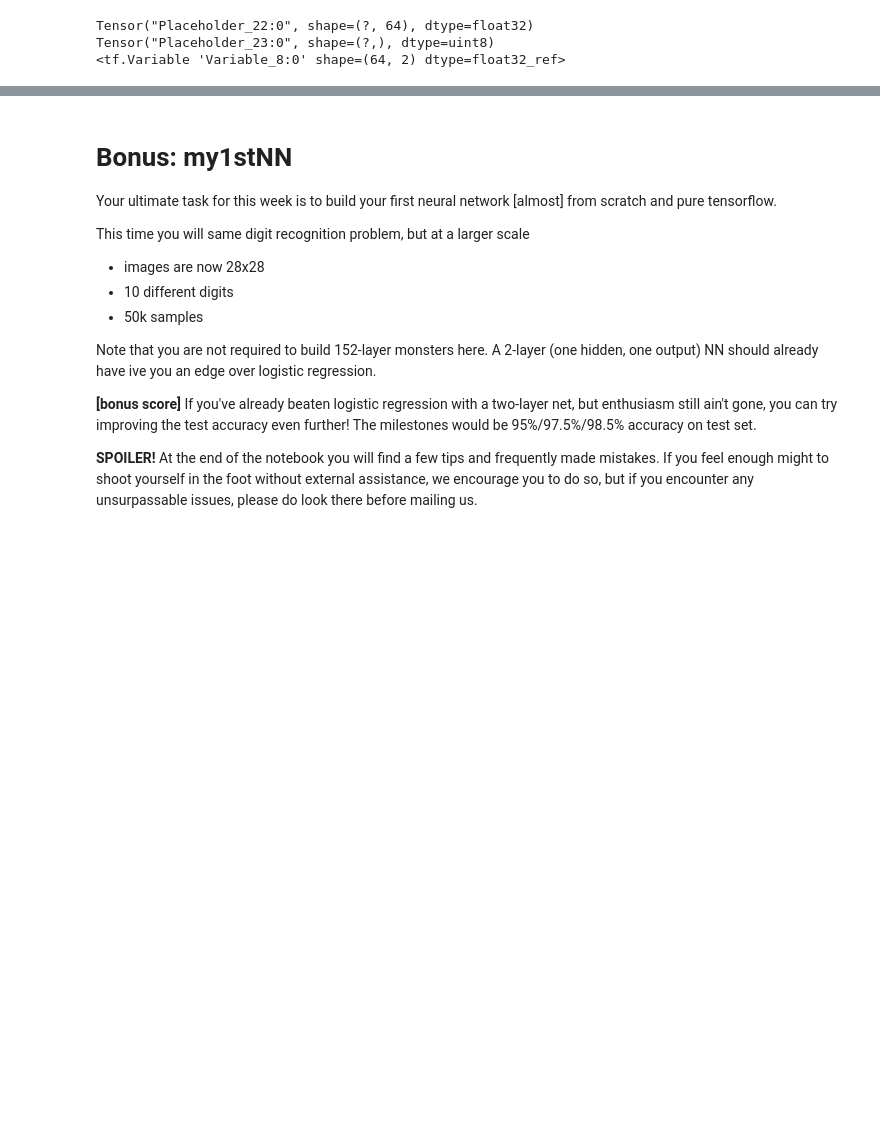
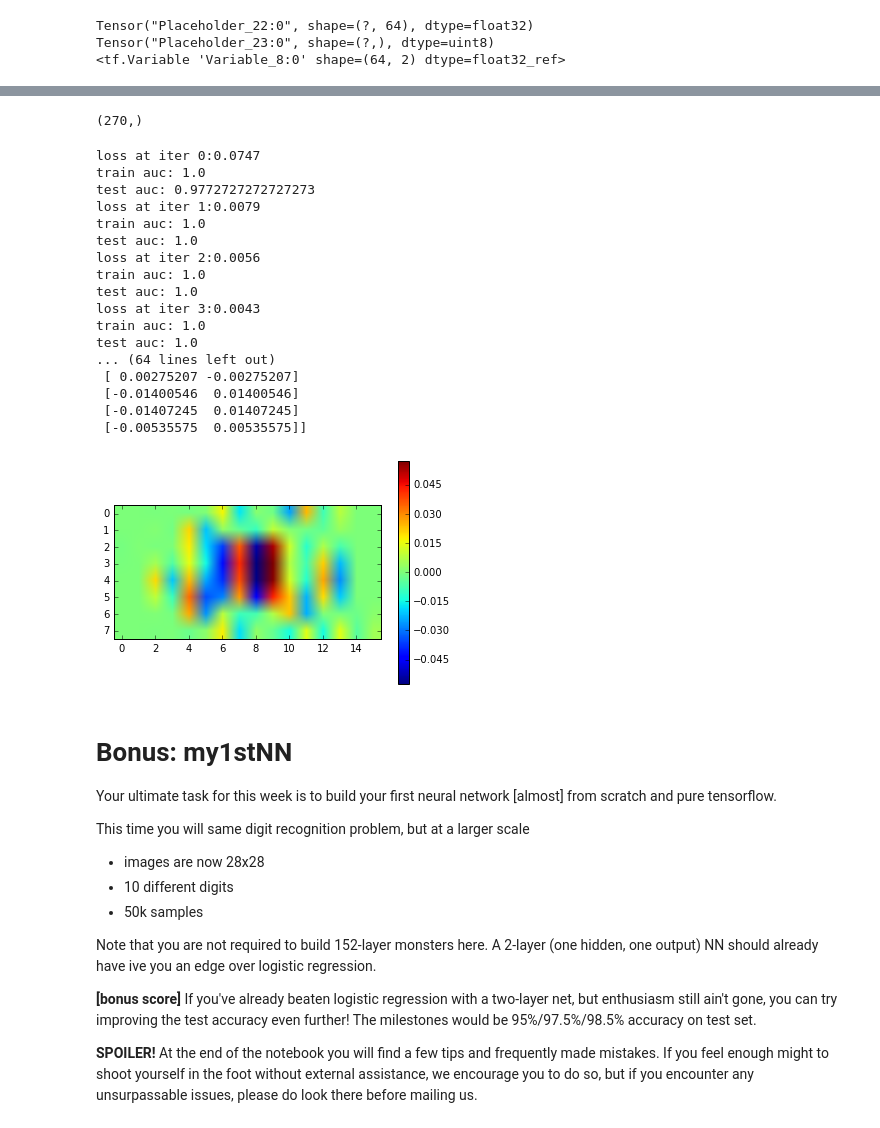
Before and after one commit to PhilippeW83440/Reinforcement-Learning, a Jupyter notebook: coursera-PratcticalRL/W1/recap_tensorflow.ipynb, the cells around one changed output, grey strips where cells are left out. Saved outputs shown, nothing was run; the diff lists cells and outputs as text; code cells hidden in the pictures; blank space fills up the shorter version.

```diff
--- a/coursera-PratcticalRL/W1/recap_tensorflow.ipynb
+++ b/coursera-PratcticalRL/W1/recap_tensorflow.ipynb
@@ -504,6 +504,9 @@ Tensor("Placeholder_23:0", shape=(?,), dtype=uint8)
 
 predicted_y = tf.nn.softmax(tf.matmul(input_X, weights))
 print(predicted_y)
+
+predictions = tf.argmax(predicted_y, axis=1)
+print(predictions)
 
 y_onehot = tf.one_hot(input_y, 2, dtype='float32')
 print(y_onehot)
@@ -560,3 +565,8 @@ batch_size = 20
+# %%
+def predict_function(X):
+    preds = sess.run([predictions], feed_dict={input_X: X})
+    #print(type(preds))
+    return(np.array(preds).reshape(-1,))
 # %%
 # Initialize the variables (i.e. assign their default value)
 init = tf.global_variables_initializer()
@@ -569,13 +579,8 @@ with tf.Session() as sess:
     # Training cycle
     for epoch in range(10):
         # Loop over all batches
-        for i in range(0, num_samples, batch_size):
-            end = min(i + batch_size, num_samples)
-            print(i, end)
-            batch_xs, batch_ys = X[i:end], y[i:end]
-            # Run optimization op (backprop) and cost op (to get loss value)
-            _, l = sess.run([optimizer, loss], feed_dict={input_X: batch_xs, input_y: batch_ys})
-            print(l)
+        mean_loss = train_function(X, y)
+        print(mean_loss)
 
 print("Optimization Finished!")
 # %% [output]
@@ -599,22 +598,62 @@ Optimization Finished!
 # %%
 from sklearn.model_selection import train_test_split
 X_train, X_test, y_train, y_test = train_test_split(X, y)
+# %%
+print(y_train.shape)
+# %% [output]
+(270,)
 # %%
 from sklearn.metrics import roc_auc_score
 
-for i in range(5):
-    <run optimizer operation>
-    loss_i = <compute loss at iteration i>
+init = tf.global_variables_initializer()
 
-    print("loss at iter %i:%.4f" % (i, loss_i))
+# Start training
+with tf.Session() as sess:
+    # Run the initializer
+    sess.run(init)
 
-    print("train auc:",roc_auc_score(y_train, predict_function(X_train)))
-    print("test auc:",roc_auc_score(y_test, predict_function(X_test)))
+    for i in range(5):
+        #<run optimizer operation>
+        #loss_i = <compute loss at iteration i>
+        loss_i = train_function(X_train, y_train)
+
+        print("loss at iter %i:%.4f" % (i, loss_i))
+
+        #print(y_train.shape)
+        #preds = predict_function(X_train)
+        #print(preds.shape)
+        #print(preds[0:100])
+        #print(y_train[0:100])
+        #print(y_test.shape)
+
+        print("train auc:",roc_auc_score(y_train, predict_function(X_train)))
+        print("test auc:",roc_auc_score(y_test, predict_function(X_test)))
 
 
-print ("resulting weights:")
-plt.imshow(shared_weights.get_value().reshape(8, -1))
-plt.colorbar();
+    print ("resulting weights:")
+    #weights.
+    print(sess.run(weights))
+    plt.imshow(sess.run(weights).reshape(8, -1))
+    plt.colorbar();
+# %% [output]
+loss at iter 0:0.0747
+train auc: 1.0
+test auc: 0.9772727272727273
+loss at iter 1:0.0079
+train auc: 1.0
+test auc: 1.0
+loss at iter 2:0.0056
+train auc: 1.0
+test auc: 1.0
+loss at iter 3:0.0043
+train auc: 1.0
+test auc: 1.0
+... (64 lines left out)
+ [ 0.00275207 -0.00275207]
+ [-0.01400546  0.01400546]
+ [-0.01407245  0.01407245]
+ [-0.00535575  0.00535575]]
+[figure, added]
 # %% [markdown]
 # Bonus: my1stNN
 Your ultimate task for this week is to build your first neural network [almost] from scratch and pure tensorflow.
```
Also changed, not shown: parts of 5 cells of this notebook.
